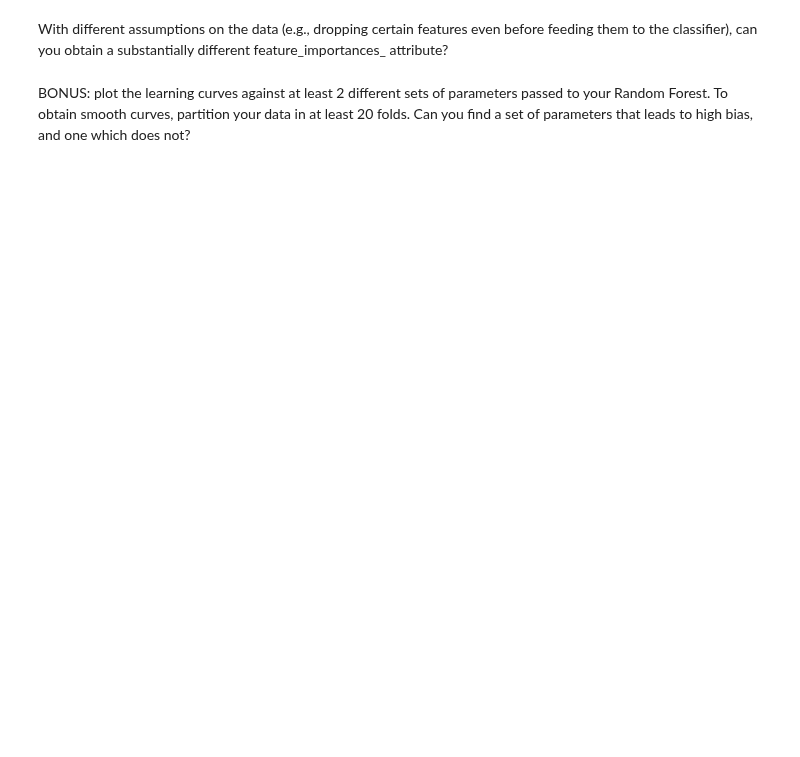
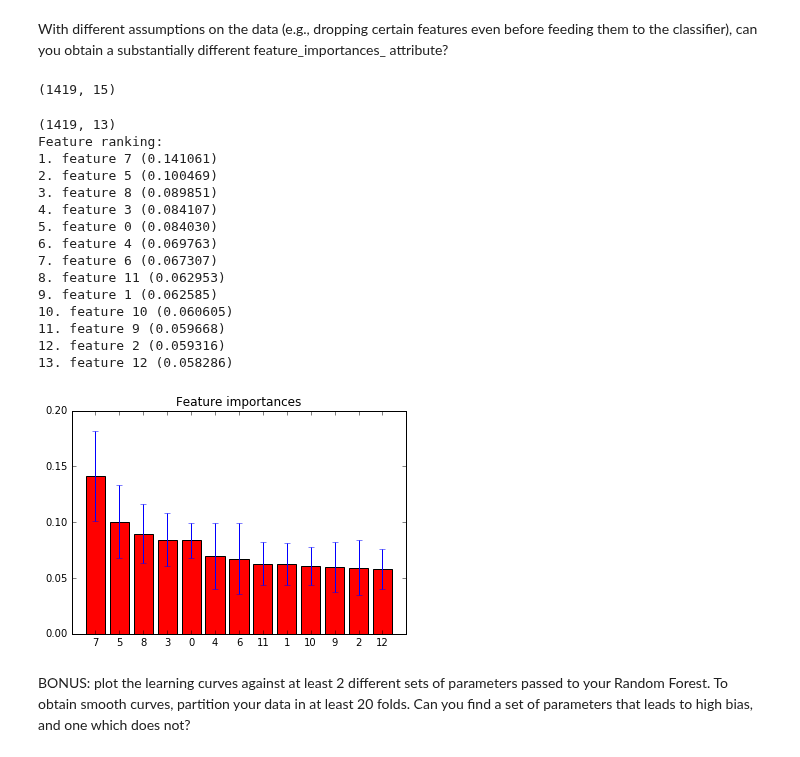
Before and after one commit to amirsh/ada-ana, a Jupyter notebook: HW4-notebooks/Exercice1.ipynb, the cells around one changed output. Drawn from its saved outputs; the diff is of its cells as text; code cells hidden in the pictures; blank space fills up the shorter version.

```diff
--- a/HW4-notebooks/Exercice1.ipynb
+++ b/HW4-notebooks/Exercice1.ipynb
@@ -386,4 +444,54 @@ array([ 0.06564344,  0.06670871,  0.01523251,  0.04194246,  0.04677733,
 # %% [markdown]
 With different assumptions on the data (e.g., dropping certain features even before feeding them to the classifier), can you obtain a substantially different feature_importances_ attribute?
+# %%
+data_x.shape
+# %% [output]
+(1419, 15)
+# %%
+# dropping irrelevant features (1,5)
+dcopy_x = data_x
+dcopy_x = np.delete(dcopy_x, [1,5], 1)
+print(dcopy_x.shape)
+
+# Build classifier
+clf = RandomForestClassifier(n_estimators = n,min_samples_split = nss,min_samples_leaf = nsl[i])
+clf = clf.fit(dcopy_x, data_y)
+
+importances = clf.feature_importances_
+std = np.std([tree.feature_importances_ for tree in clf.estimators_],
+             axis=0)
+indices = np.argsort(importances)[::-1]
+
+# Print the feature ranking
+print("Feature ranking:")
+
+for f in range(dcopy_x.shape[1]):
+    print("%d. feature %d (%f)" % (f + 1, indices[f], importances[indices[f]]))
+
+# Plot the feature importances of the forest
+plt.figure()
+plt.title("Feature importances")
+plt.bar(range(dcopy_x.shape[1]), importances[indices],
+       color="r", yerr=std[indices], align="center")
+plt.xticks(range(dcopy_x.shape[1]), indices)
+plt.xlim([-1, dcopy_x.shape[1]])
+plt.show()
+# %% [output]
+(1419, 13)
+Feature ranking:
+1. feature 7 (0.141061)
+2. feature 5 (0.100469)
+3. feature 8 (0.089851)
+4. feature 3 (0.084107)
+5. feature 0 (0.084030)
+6. feature 4 (0.069763)
+7. feature 6 (0.067307)
+8. feature 11 (0.062953)
+9. feature 1 (0.062585)
+10. feature 10 (0.060605)
+11. feature 9 (0.059668)
+12. feature 2 (0.059316)
+13. feature 12 (0.058286)
+[figure, added]
 # %% [markdown]
 BONUS: plot the learning curves against at least 2 different sets of parameters passed to your Random Forest. To obtain smooth curves, partition your data in at least 20 folds. Can you find a set of parameters that leads to high bias, and one which does not?
```
Also changed, not shown: parts of 17 cells of this notebook.
